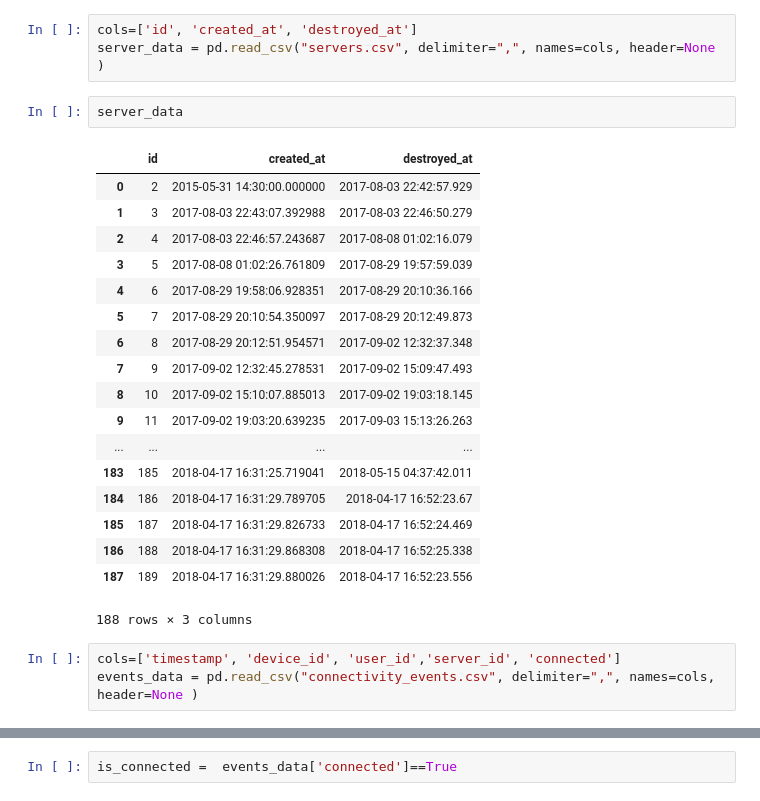
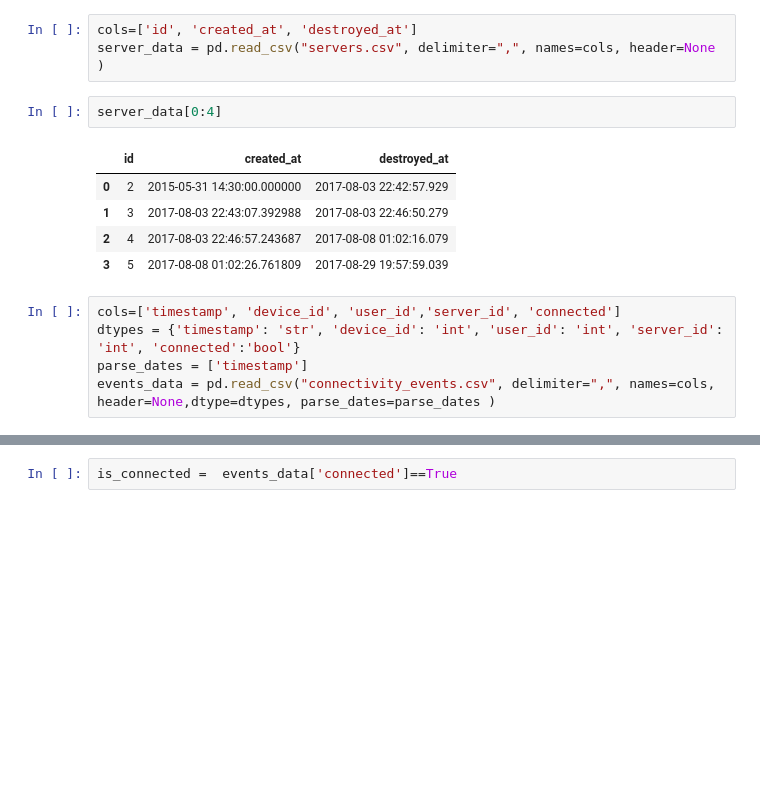
Before and after one commit to Kalinga/DS, a Jupyter notebook: Task1.ipynb, the cells around one changed output, grey strips where cells are left out. Saved outputs shown, nothing was run; the diff lists cells and outputs as text; blank space fills up the shorter version.

```diff
--- a/Task1.ipynb
+++ b/Task1.ipynb
@@ -4,27 +4,16 @@ import pandas as pd
 cols=['id', 'created_at', 'destroyed_at']
 server_data = pd.read_csv("servers.csv", delimiter=",", names=cols, header=None )
 # %%
-server_data
+server_data[0:4]
 # %% [output]
 |  | id | created_at | destroyed_at |
 | 0 | 2 | 2015-05-31 14:30:00.000000 | 2017-08-03 22:42:57.929 |
 | 1 | 3 | 2017-08-03 22:43:07.392988 | 2017-08-03 22:46:50.279 |
 | 2 | 4 | 2017-08-03 22:46:57.243687 | 2017-08-08 01:02:16.079 |
 | 3 | 5 | 2017-08-08 01:02:26.761809 | 2017-08-29 19:57:59.039 |
-| 4 | 6 | 2017-08-29 19:58:06.928351 | 2017-08-29 20:10:36.166 |
-| 5 | 7 | 2017-08-29 20:10:54.350097 | 2017-08-29 20:12:49.873 |
-| 6 | 8 | 2017-08-29 20:12:51.954571 | 2017-09-02 12:32:37.348 |
-| 7 | 9 | 2017-09-02 12:32:45.278531 | 2017-09-02 15:09:47.493 |
-| 8 | 10 | 2017-09-02 15:10:07.885013 | 2017-09-02 19:03:18.145 |
-| 9 | 11 | 2017-09-02 19:03:20.639235 | 2017-09-03 15:13:26.263 |
-| ... | ... | ... | ... |
-| 183 | 185 | 2018-04-17 16:31:25.719041 | 2018-05-15 04:37:42.011 |
-| 184 | 186 | 2018-04-17 16:31:29.789705 | 2018-04-17 16:52:23.67 |
-| 185 | 187 | 2018-04-17 16:31:29.826733 | 2018-04-17 16:52:24.469 |
-| 186 | 188 | 2018-04-17 16:31:29.868308 | 2018-04-17 16:52:25.338 |
-| 187 | 189 | 2018-04-17 16:31:29.880026 | 2018-04-17 16:52:23.556 |
-188 rows × 3 columns
 # %%
 cols=['timestamp', 'device_id', 'user_id','server_id', 'connected']
-events_data = pd.read_csv("connectivity_events.csv", delimiter=",", names=cols, header=None )
+dtypes = {'timestamp': 'str', 'device_id': 'int', 'user_id': 'int', 'server_id': 'int', 'connected':'bool'}
+parse_dates = ['timestamp']
+events_data = pd.read_csv("connectivity_events.csv", delimiter=",", names=cols, header=None,dtype=dtypes, parse_dates=parse_dates )
 # %%
```
Also changed, not shown: parts of 22 cells of this notebook.
